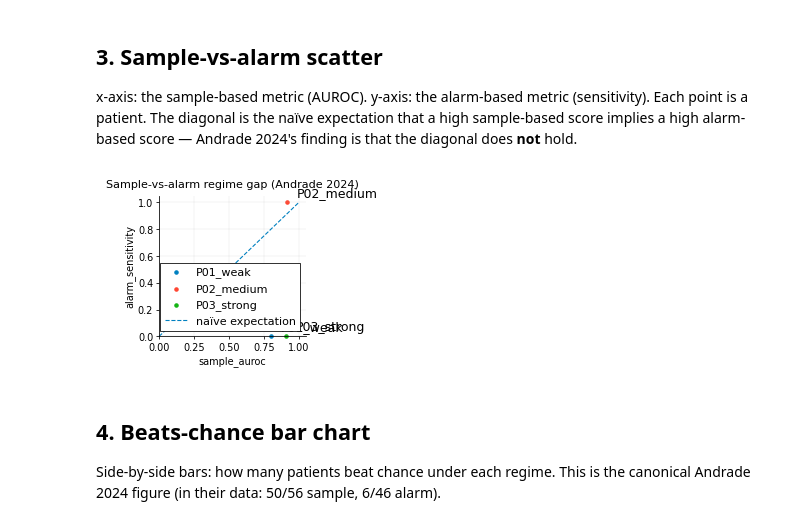
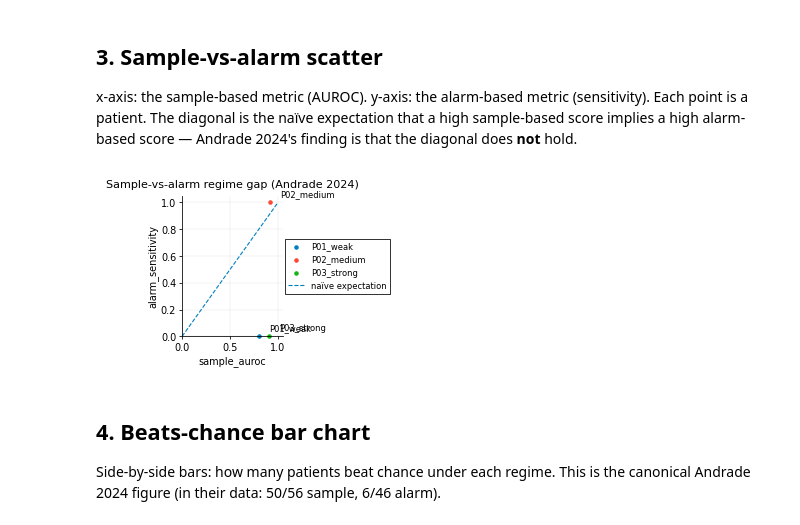
Before and after one commit to scitex-ai/scitex-seizure-metrics, a Jupyter notebook: examples/05_papers_andrade2024.ipynb, the cells around one changed output. Cells and saved outputs as stored; diff of their text form; code cells hidden in the pictures.

```diff
--- a/examples/05_papers_andrade2024.ipynb
+++ b/examples/05_papers_andrade2024.ipynb
@@ -107,23 +107,23 @@ x-axis: the sample-based metric (AUROC). y-axis: the alarm-based metric (sensiti
 # %%
 fig, ax = fg.subplots()
 x_col = 'sample_auroc' if 'sample_auroc' in df.columns else df.columns[0]
 y_col = 'alarm_sensitivity' if 'alarm_sensitivity' in df.columns else df.columns[1]
 for pid, row in df.iterrows():
     ax.scatter(row[x_col], row[y_col], label=pid)
     ax.annotate(pid, (row[x_col], row[y_col]),
-                xytext=(7, 4), textcoords='offset points', fontsize=9)
+                xytext=(7, 4), textcoords='offset points')
 ax.plot([0, 1], [0, 1], '--', linewidth=0.8, label='naïve expectation')
 ax.set_xlabel(x_col)
 ax.set_ylabel(y_col)
 ax.set_xlim(0, 1.05)
 ax.set_ylim(0, 1.05)
 ax.set_title('Sample-vs-alarm regime gap (Andrade 2024)')
 ax.grid(True, alpha=0.3)
-ax.legend(loc='lower right', fontsize=8)
+ax.legend()
 plt.tight_layout()
 plt.show()
 # %% [output]
-[figure, old version]
+[figure, new version]
 # %% [markdown]
 ## 4. Beats-chance bar chart
 
```
Also changed, not shown: parts of 1 cell of this notebook, 5 other files.
